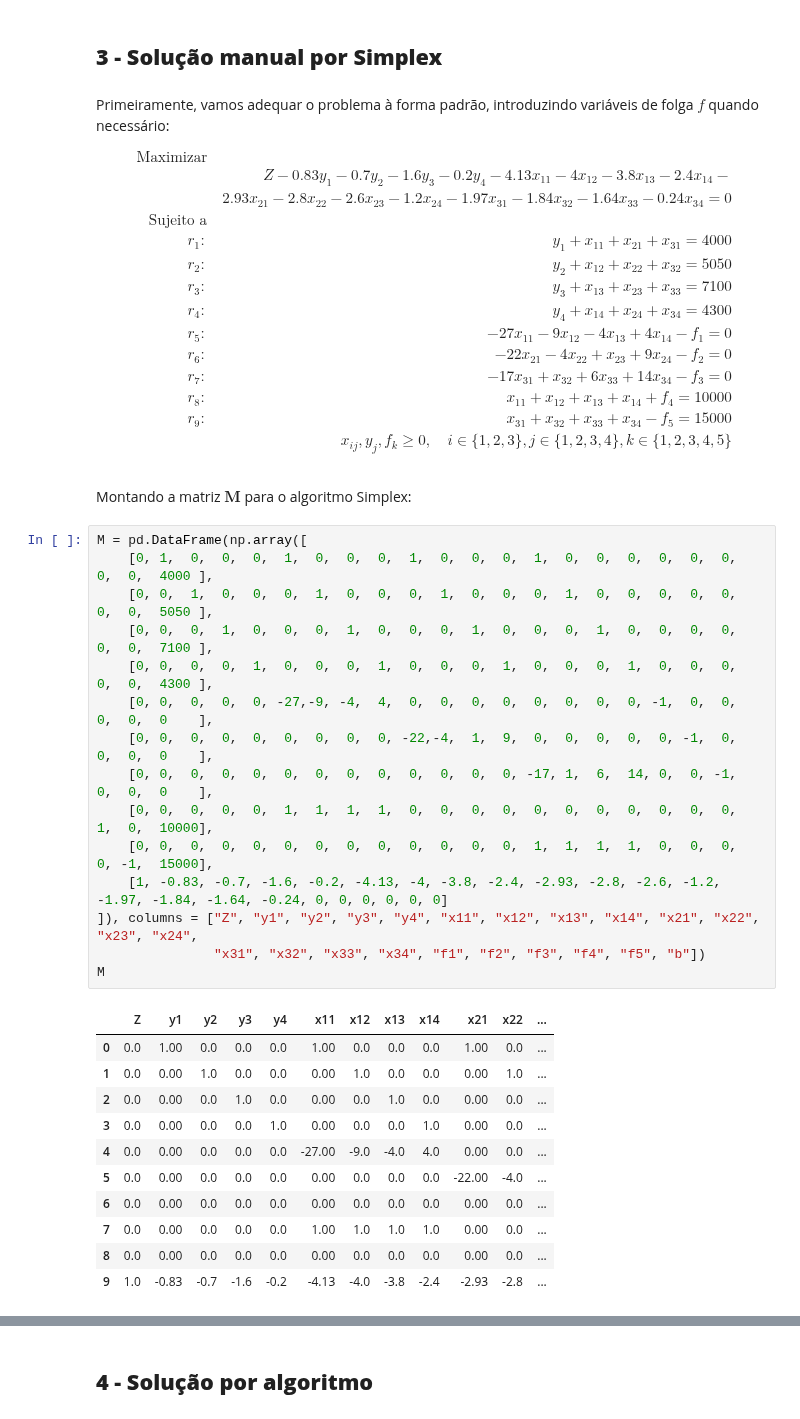
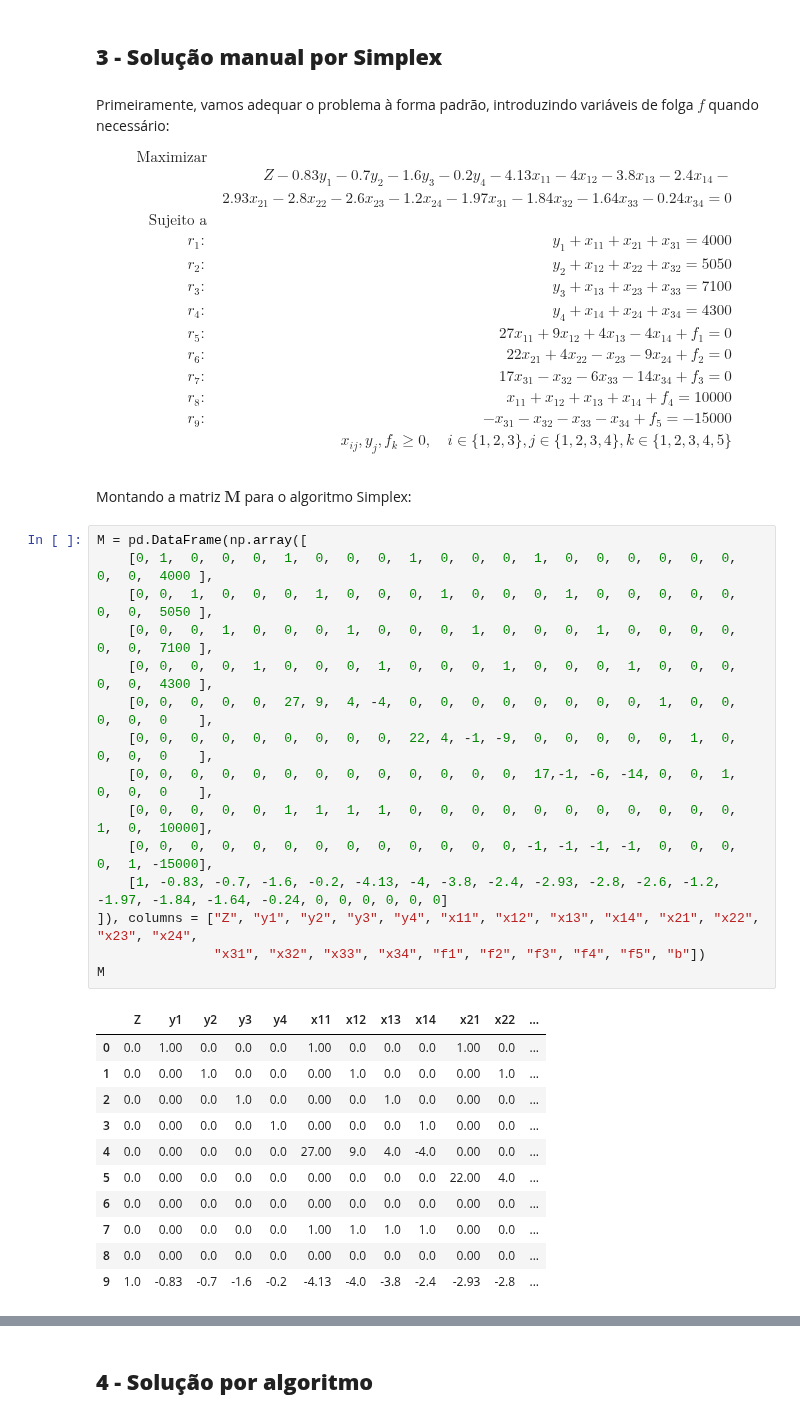
Before and after one commit to Xornotor/PPGEE-Otimizacao-Exercicios, a Jupyter notebook: Lista-01-A/Q5.ipynb, the cells around one changed output, grey strips where cells are left out. Cells and saved outputs as stored; diff of their text form.

```diff
--- a/Lista-01-A/Q5.ipynb
+++ b/Lista-01-A/Q5.ipynb
@@ -132,11 +132,11 @@ r_{1}: && y_1 + x_{11} + x_{21} + x_{31} = 4000 \\
 r_{2}: && y_2 + x_{12} + x_{22} + x_{32} = 5050 \\
 r_{3}: && y_3 + x_{13} + x_{23} + x_{33} = 7100 \\
 r_{4}: && y_4 + x_{14} + x_{24} + x_{34} = 4300 \\
-r_{5}: && -27x_{11} - 9x_{12} -4x_{13} + 4x_{14} - f_1 = 0 \\
-r_{6}: && -22x_{21} - 4x_{22} + x_{23} + 9x_{24} - f_2 = 0 \\
-r_{7}: && -17x_{31} + x_{32} + 6x_{33} + 14x_{34} - f_3 = 0 \\
+r_{5}: && 27x_{11} + 9x_{12} + 4x_{13} - 4x_{14} + f_1 = 0 \\
+r_{6}: && 22x_{21} + 4x_{22} - x_{23} - 9x_{24} + f_2 = 0 \\
+r_{7}: && 17x_{31} - x_{32} - 6x_{33} - 14x_{34} + f_3 = 0 \\
 r_{8}: && x_{11} + x_{12} + x_{13} + x_{14} + f_4 = 10000 \\
-r_{9}: && x_{31} + x_{32} + x_{33} + x_{34} - f_5 = 15000 \\
+r_{9}: && -x_{31} - x_{32} - x_{33} - x_{34} + f_5 = -15000 \\
 && x_{ij}, y_j, f_k \geq 0, \quad i \in \{ 1 ,2, 3 \}, j \in \{ 1 ,2, 3, 4 \}, k \in \{ 1 ,2, 3, 4, 5 \}
 \end{aligned}
 \end{equation*}
@@ -145,26 +145,26 @@ Montando a matriz $\boldsymbol{M}$ para o algoritmo Simplex:
 # %%
 M = pd.DataFrame(np.array([
     [0, 1,  0,  0,  0,  1,  0,  0,  0,  1,  0,  0,  0,  1,  0,  0,  0,  0,  0,  0,  0,  0,  4000 ],
     [0, 0,  1,  0,  0,  0,  1,  0,  0,  0,  1,  0,  0,  0,  1,  0,  0,  0,  0,  0,  0,  0,  5050 ],
     [0, 0,  0,  1,  0,  0,  0,  1,  0,  0,  0,  1,  0,  0,  0,  1,  0,  0,  0,  0,  0,  0,  7100 ],
     [0, 0,  0,  0,  1,  0,  0,  0,  1,  0,  0,  0,  1,  0,  0,  0,  1,  0,  0,  0,  0,  0,  4300 ],
-    [0, 0,  0,  0,  0, -27,-9, -4,  4,  0,  0,  0,  0,  0,  0,  0,  0, -1,  0,  0,  0,  0,  0    ],
-    [0, 0,  0,  0,  0,  0,  0,  0,  0, -22,-4,  1,  9,  0,  0,  0,  0,  0, -1,  0,  0,  0,  0    ],
-    [0, 0,  0,  0,  0,  0,  0,  0,  0,  0,  0,  0,  0, -17, 1,  6,  14, 0,  0, -1,  0,  0,  0    ],
+    [0, 0,  0,  0,  0,  27, 9,  4, -4,  0,  0,  0,  0,  0,  0,  0,  0,  1,  0,  0,  0,  0,  0    ],
+    [0, 0,  0,  0,  0,  0,  0,  0,  0,  22, 4, -1, -9,  0,  0,  0,  0,  0,  1,  0,  0,  0,  0    ],
+    [0, 0,  0,  0,  0,  0,  0,  0,  0,  0,  0,  0,  0,  17,-1, -6, -14, 0,  0,  1,  0,  0,  0    ],
     [0, 0,  0,  0,  0,  1,  1,  1,  1,  0,  0,  0,  0,  0,  0,  0,  0,  0,  0,  0,  1,  0,  10000],
-    [0, 0,  0,  0,  0,  0,  0,  0,  0,  0,  0,  0,  0,  1,  1,  1,  1,  0,  0,  0,  0, -1,  15000],
+    [0, 0,  0,  0,  0,  0,  0,  0,  0,  0,  0,  0,  0, -1, -1, -1, -1,  0,  0,  0,  0,  1, -15000],
     [1, -0.83, -0.7, -1.6, -0.2, -4.13, -4, -3.8, -2.4, -2.93, -2.8, -2.6, -1.2, -1.97, -1.84, -1.64, -0.24, 0, 0, 0, 0, 0, 0]
 ]), columns = ["Z", "y1", "y2", "y3", "y4", "x11", "x12", "x13", "x14", "x21", "x22", "x23", "x24",
                "x31", "x32", "x33", "x34", "f1", "f2", "f3", "f4", "f5", "b"])
 M
 # %% [output]
 |  | Z | y1 | y2 | y3 | y4 | x11 | x12 | x13 | x14 | x21 | x22 | ... |
 | 0 | 0.0 | 1.00 | 0.0 | 0.0 | 0.0 | 1.00 | 0.0 | 0.0 | 0.0 | 1.00 | 0.0 | ... |
 | 1 | 0.0 | 0.00 | 1.0 | 0.0 | 0.0 | 0.00 | 1.0 | 0.0 | 0.0 | 0.00 | 1.0 | ... |
 | 2 | 0.0 | 0.00 | 0.0 | 1.0 | 0.0 | 0.00 | 0.0 | 1.0 | 0.0 | 0.00 | 0.0 | ... |
 | 3 | 0.0 | 0.00 | 0.0 | 0.0 | 1.0 | 0.00 | 0.0 | 0.0 | 1.0 | 0.00 | 0.0 | ... |
-| 4 | 0.0 | 0.00 | 0.0 | 0.0 | 0.0 | -27.00 | -9.0 | -4.0 | 4.0 | 0.00 | 0.0 | ... |
-| 5 | 0.0 | 0.00 | 0.0 | 0.0 | 0.0 | 0.00 | 0.0 | 0.0 | 0.0 | -22.00 | -4.0 | ... |
+| 4 | 0.0 | 0.00 | 0.0 | 0.0 | 0.0 | 27.00 | 9.0 | 4.0 | -4.0 | 0.00 | 0.0 | ... |
+| 5 | 0.0 | 0.00 | 0.0 | 0.0 | 0.0 | 0.00 | 0.0 | 0.0 | 0.0 | 22.00 | 4.0 | ... |
 | 6 | 0.0 | 0.00 | 0.0 | 0.0 | 0.0 | 0.00 | 0.0 | 0.0 | 0.0 | 0.00 | 0.0 | ... |
 | 7 | 0.0 | 0.00 | 0.0 | 0.0 | 0.0 | 1.00 | 1.0 | 1.0 | 1.0 | 0.00 | 0.0 | ... |
 | 8 | 0.0 | 0.00 | 0.0 | 0.0 | 0.0 | 0.00 | 0.0 | 0.0 | 0.0 | 0.00 | 0.0 | ... |
```
Also changed, not shown: parts of 31 cells of this notebook.
